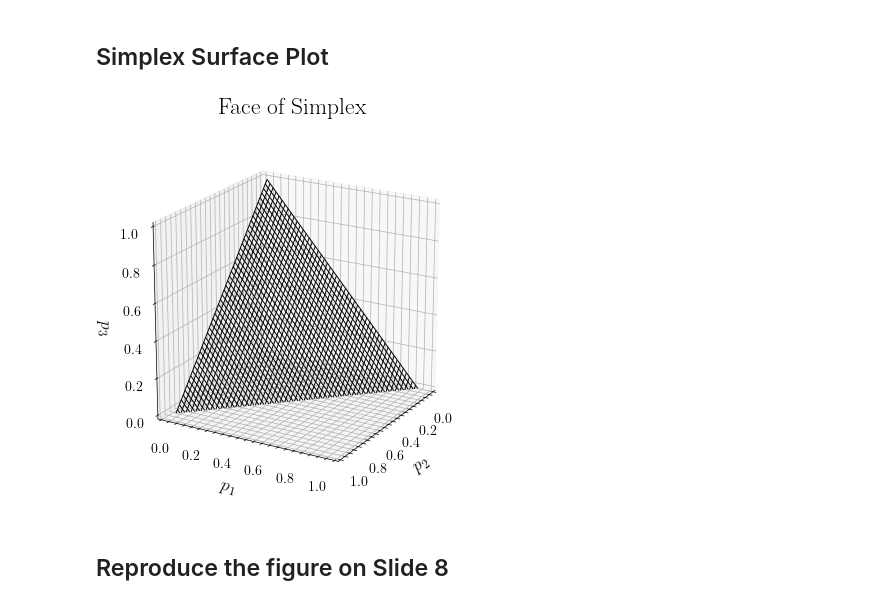
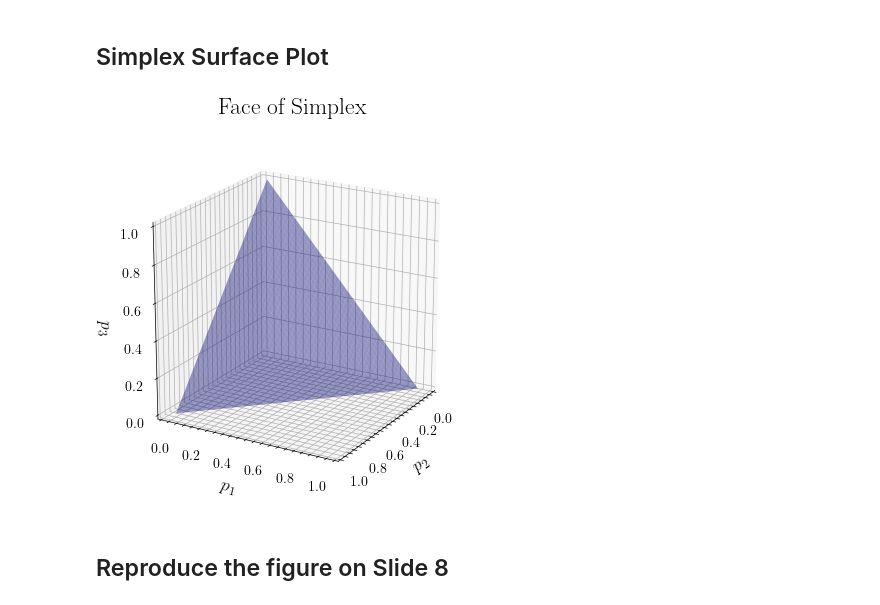
Before and after one commit to silasabs/TIC, a Jupyter notebook: 1. Intro Entropy.ipynb, the cells around one changed output. Saved outputs shown, nothing was run; the diff lists cells and outputs as text; code cells hidden in the pictures.

```diff
--- a/1. Intro Entropy.ipynb
+++ b/1. Intro Entropy.ipynb
@@ -181,34 +181,34 @@ def shannon_entropy(p1, p2):
 # %%
 nPoints = 200
 
 # Defines the bounds and implied region
 x = np.linspace(0, 1, nPoints)
 y = np.linspace(0, 1, nPoints)
 X, Y = np.meshgrid(x, y)
 Z = 1 - X - Y
 
 # Mask for valid region
 mask = (X >= 0) & (Y >= 0) & (X + Y <= 1)
 Z = np.where(mask, Z, np.nan)
 
 # Plot 3D
 fig = plt.figure(figsize=(6, 5))
 ax = fig.add_subplot(111, projection='3d')
 
 # Colorized surface
-surf = ax.plot_wireframe(X, Y, Z, color='k', linewidth=0.7)
+surf = ax.plot_surface(X, Y, Z, color='b', alpha=0.4, edgecolor='none')
 
 ax.set_xlabel('$p_2$', fontsize=13)
 ax.set_ylabel('$p_1$', fontsize=13)
 ax.set_zlabel('$p_3$', fontsize=13)
 ax.set_title('Face of Simplex', fontsize=17)
 ax.set_box_aspect([1, 1, 1], zoom=0.90)
 ax.view_init(elev=20, azim=30)
 
 if saveFigures:
     plt.savefig(figurePath + 'Face of Simplex.png', dpi=600)
 # %% [output]
-[figure, old version]
+[figure, new version]
 # %% [markdown]
 ## Reproduce the figure on Slide 8
 # %%
```
